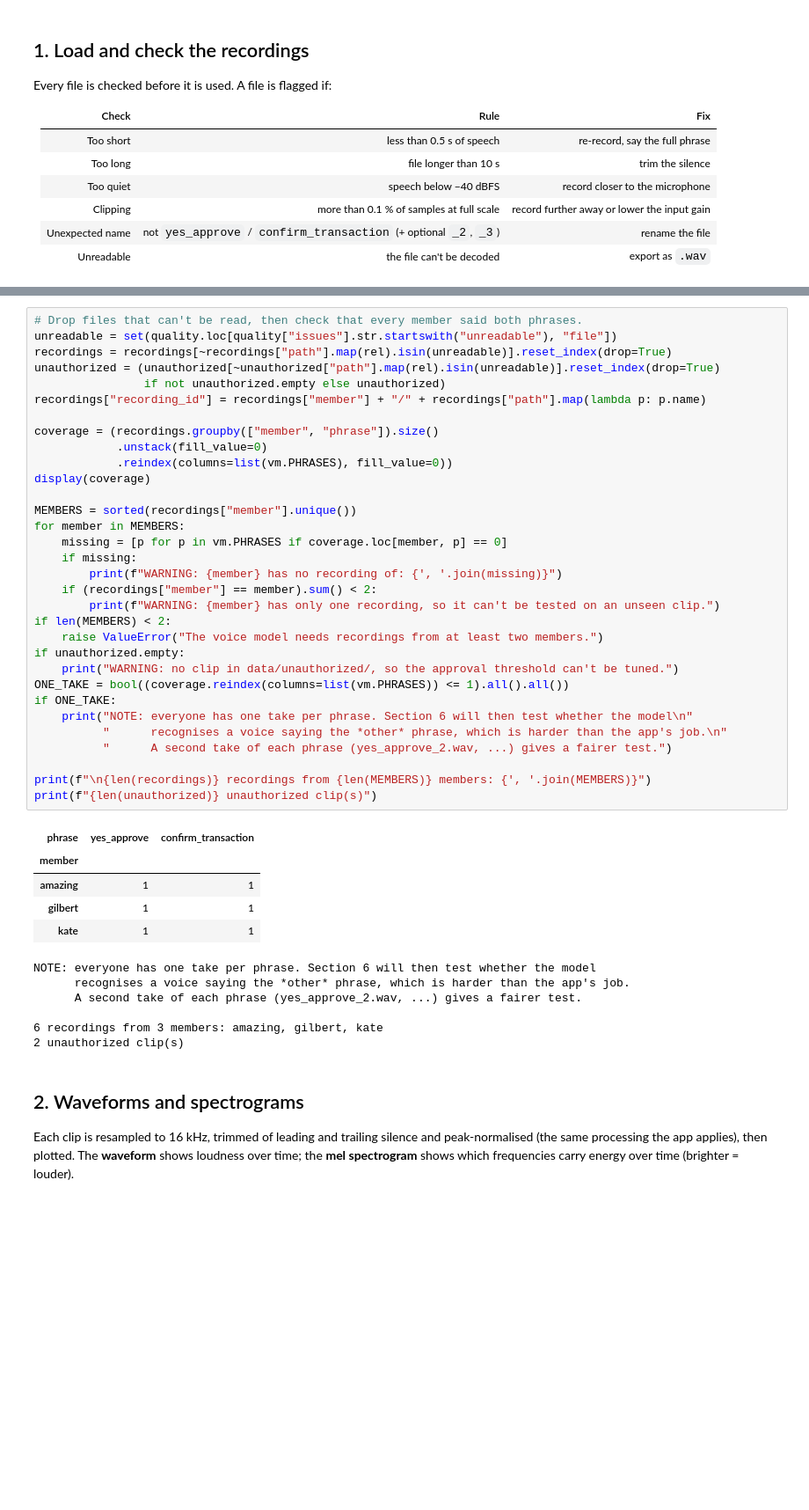
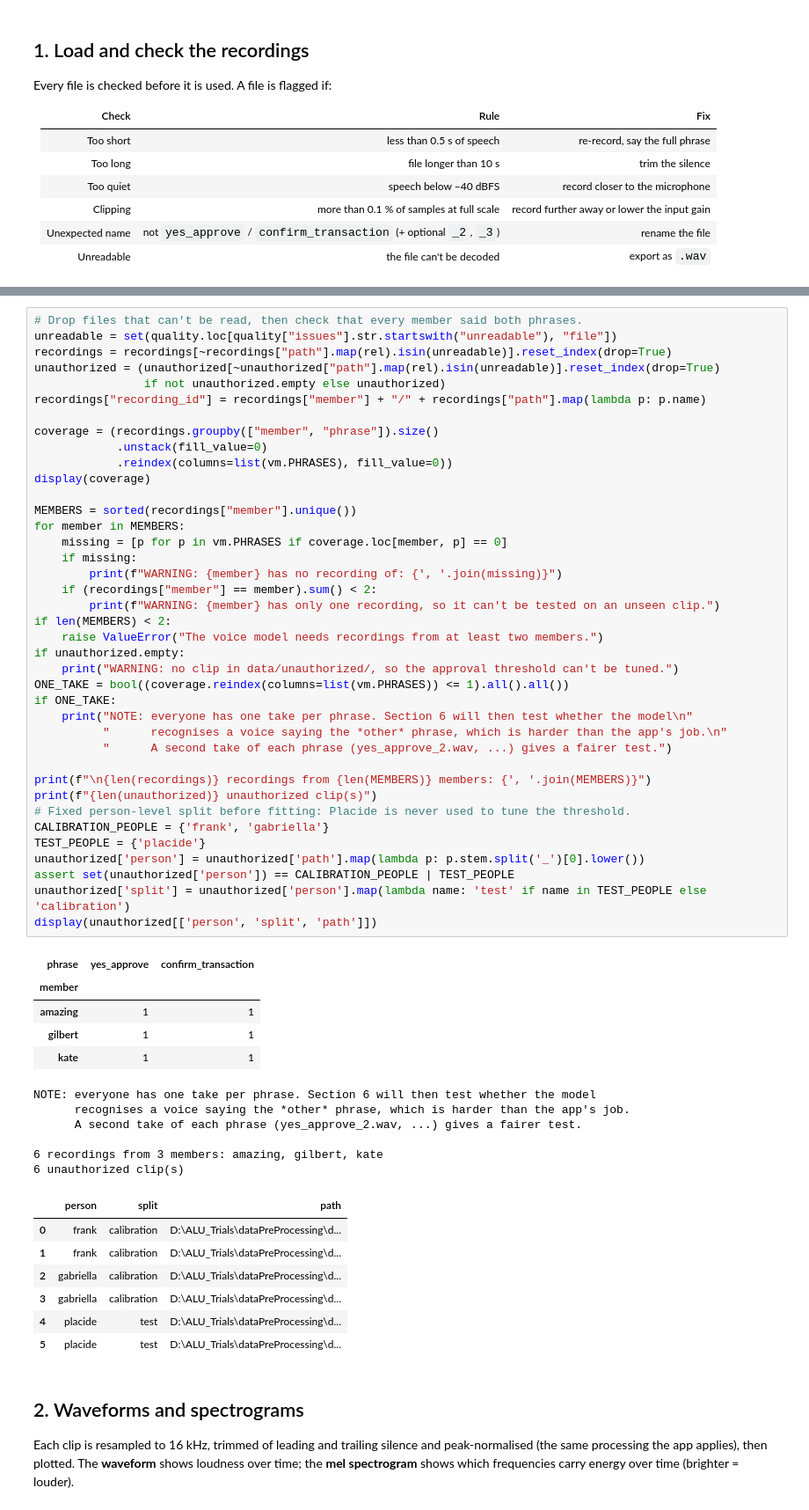
Before and after one commit to gilbmura/dataPreProcessing, a Jupyter notebook: notebooks/03_audio.ipynb, the cells around one changed output, grey strips where cells are left out. Shown at 88% size. Drawn from its saved outputs; the diff is of its cells as text; blank space fills up the shorter version.

```diff
--- a/notebooks/03_audio.ipynb
+++ b/notebooks/03_audio.ipynb
@@ -171,34 +175,48 @@ display(coverage)
 MEMBERS = sorted(recordings["member"].unique())
 for member in MEMBERS:
     missing = [p for p in vm.PHRASES if coverage.loc[member, p] == 0]
     if missing:
         print(f"WARNING: {member} has no recording of: {', '.join(missing)}")
     if (recordings["member"] == member).sum() < 2:
         print(f"WARNING: {member} has only one recording, so it can't be tested on an unseen clip.")
 if len(MEMBERS) < 2:
     raise ValueError("The voice model needs recordings from at least two members.")
 if unauthorized.empty:
     print("WARNING: no clip in data/unauthorized/, so the approval threshold can't be tuned.")
 ONE_TAKE = bool((coverage.reindex(columns=list(vm.PHRASES)) <= 1).all().all())
 if ONE_TAKE:
     print("NOTE: everyone has one take per phrase. Section 6 will then test whether the model\n"
           "      recognises a voice saying the *other* phrase, which is harder than the app's job.\n"
           "      A second take of each phrase (yes_approve_2.wav, ...) gives a fairer test.")
 
 print(f"\n{len(recordings)} recordings from {len(MEMBERS)} members: {', '.join(MEMBERS)}")
 print(f"{len(unauthorized)} unauthorized clip(s)")
+# Fixed person-level split before fitting: Placide is never used to tune the threshold.
+CALIBRATION_PEOPLE = {'frank', 'gabriella'}
+TEST_PEOPLE = {'placide'}
+unauthorized['person'] = unauthorized['path'].map(lambda p: p.stem.split('_')[0].lower())
+assert set(unauthorized['person']) == CALIBRATION_PEOPLE | TEST_PEOPLE
+unauthorized['split'] = unauthorized['person'].map(lambda name: 'test' if name in TEST_PEOPLE else 'calibration')
+display(unauthorized[['person', 'split', 'path']])
 # %% [output]
 | phrase | yes_approve | confirm_transaction |
 | member |  |  |
 | amazing | 1 | 1 |
 | gilbert | 1 | 1 |
 | kate | 1 | 1 |
 NOTE: everyone has one take per phrase. Section 6 will then test whether the model
       recognises a voice saying the *other* phrase, which is harder than the app's job.
       A second take of each phrase (yes_approve_2.wav, ...) gives a fairer test.
 
 6 recordings from 3 members: amazing, gilbert, kate
-2 unauthorized clip(s)
+6 unauthorized clip(s)
+|  | person | split | path |
+| 0 | frank | calibration | D:\ALU_Trials\dataPreProcessing\d... |
+| 1 | frank | calibration | D:\ALU_Trials\dataPreProcessing\d... |
+| 2 | gabriella | calibration | D:\ALU_Trials\dataPreProcessing\d... |
+| 3 | gabriella | calibration | D:\ALU_Trials\dataPreProcessing\d... |
+| 4 | placide | test | D:\ALU_Trials\dataPreProcessing\d... |
+| 5 | placide | test | D:\ALU_Trials\dataPreProcessing\d... |
 # %% [markdown]
 ## 2. Waveforms and spectrograms
 
```
Also changed, not shown: parts of 14 cells of this notebook, 2 other files.
